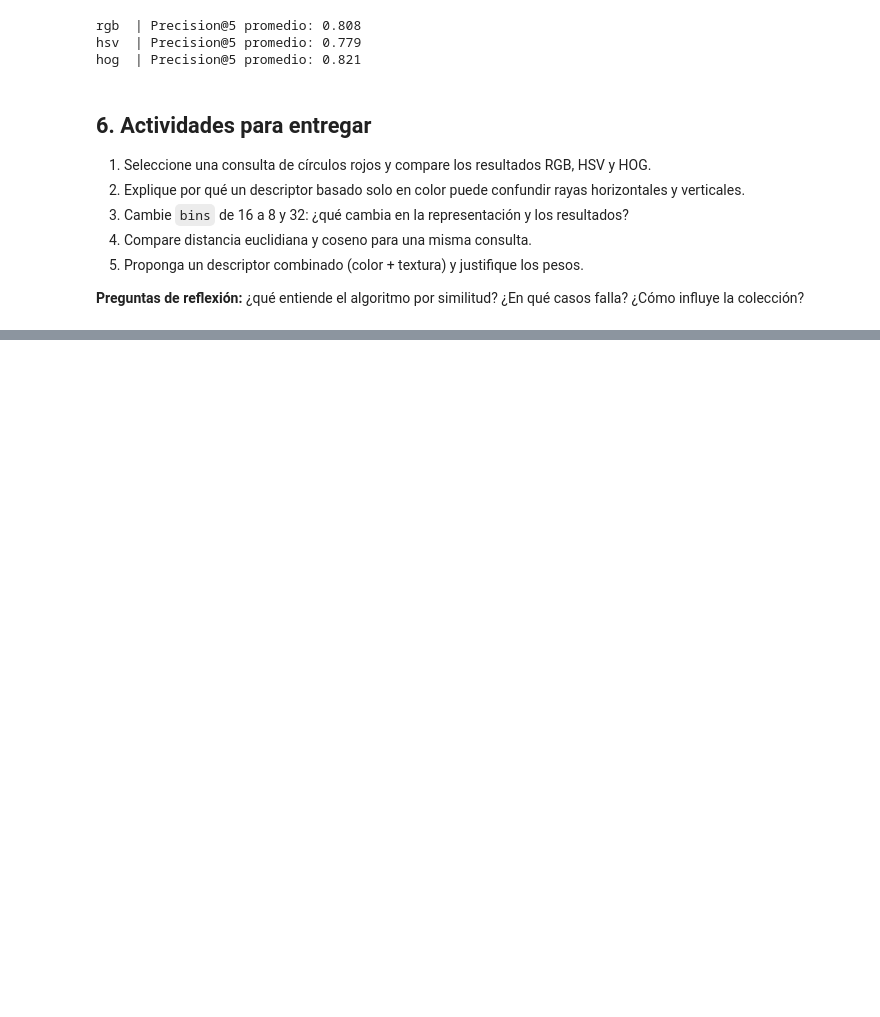
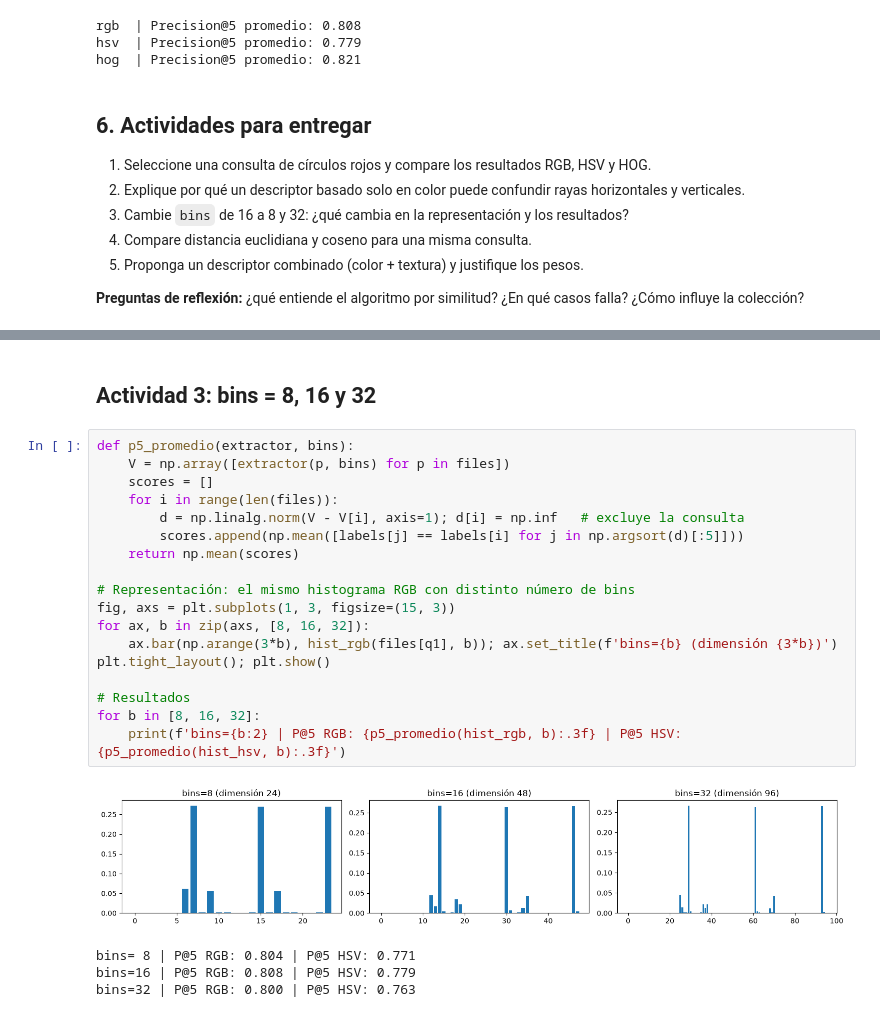
Before and after one commit to ErickS12/Recuperacion-de-info, a Jupyter notebook: PracticaCBIR/CBIR_Tradicional_Practica.ipynb, the cells around one changed output, grey strips where cells are left out. Saved outputs shown, nothing was run; the diff lists cells and outputs as text; blank space fills up the shorter version.

```diff
--- a/PracticaCBIR/CBIR_Tradicional_Practica.ipynb
+++ b/PracticaCBIR/CBIR_Tradicional_Practica.ipynb
@@ -117,0 +155,25 @@ hog  | Precision@5 promedio: 0.821
+# %% [markdown]
+## Actividad 3: bins = 8, 16 y 32
+# %%
+def p5_promedio(extractor, bins):
+    V = np.array([extractor(p, bins) for p in files])
+    scores = []
+    for i in range(len(files)):
+        d = np.linalg.norm(V - V[i], axis=1); d[i] = np.inf   # excluye la consulta
+        scores.append(np.mean([labels[j] == labels[i] for j in np.argsort(d)[:5]]))
+    return np.mean(scores)
+
+# Representación: el mismo histograma RGB con distinto número de bins
+fig, axs = plt.subplots(1, 3, figsize=(15, 3))
+for ax, b in zip(axs, [8, 16, 32]):
+    ax.bar(np.arange(3*b), hist_rgb(files[q1], b)); ax.set_title(f'bins={b} (dimensión {3*b})')
+plt.tight_layout(); plt.show()
+
+# Resultados
+for b in [8, 16, 32]:
+    print(f'bins={b:2} | P@5 RGB: {p5_promedio(hist_rgb, b):.3f} | P@5 HSV: {p5_promedio(hist_hsv, b):.3f}')
+# %% [output]
+[figure, added]
+bins= 8 | P@5 RGB: 0.804 | P@5 HSV: 0.771
+bins=16 | P@5 RGB: 0.808 | P@5 HSV: 0.779
+bins=32 | P@5 RGB: 0.800 | P@5 HSV: 0.763
```
Also changed, not shown: parts of 6 cells of this notebook, 4 other files.
